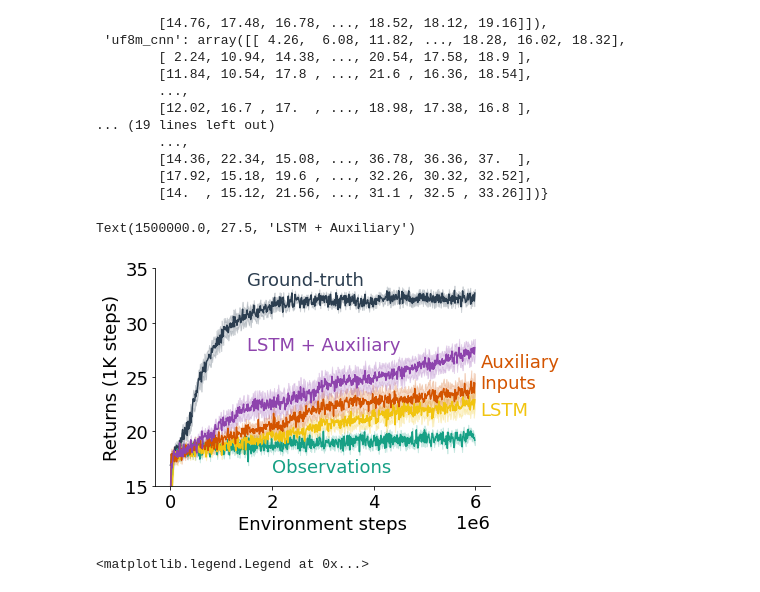
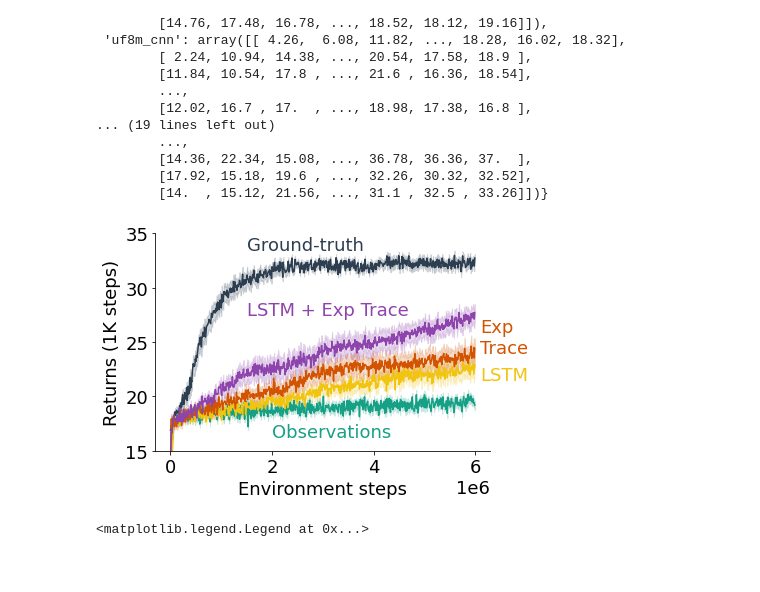
Before and after one commit to taodav/aux-inputs, a Jupyter notebook: analysis/plot_results_uf8_cnn.ipynb, the cells around one changed output. Saved outputs shown, nothing was run; the diff lists cells and outputs as text; code cells hidden in the pictures.

```diff
--- a/analysis/plot_results_uf8_cnn.ipynb
+++ b/analysis/plot_results_uf8_cnn.ipynb
@@ -269,38 +269,37 @@ for k in plot_order:
     color = plot_info[k]['color']
     x = np.arange(data.shape[1]) * steps_per_eval
 
     means = data.mean(axis=0)
     std_err = data.std(axis=0) / np.sqrt(data.shape[0])
 
     ax.plot(x, means, label=key, color=color)
     plt.fill_between(x, means - std_err, means + std_err,
                          color=color, alpha=0.2)
 
 ax.set_ylim(15, 35)
 # ax.set_ylim(15, 30)
 
 # ax.set_yticks([18, 22, 26])
 ax.set_xlabel('Environment steps')
 # ax.set_ylabel(f"Returns (1K steps)", rotation=0, labelpad=65)
 ax.set_ylabel(f"Returns (1K steps)")
 # ax.yaxis.set_label_coords(-0.15, 0.65)
 
 ax.spines['right'].set_visible(False)
 ax.spines['top'].set_visible(False)
 
 plt.text(2e6, 16.3, "Observations", color=plot_info[f'uf{level}m_cnn']['color'], fontdict=dict(size=18))
 plt.text(1.5e6, 33.5, "Ground-truth", color=plot_info[f'uf{level}a_cnn']['color'], fontdict=dict(size=18))
-plt.text(6.1e6, 24, "Auxiliary\nInputs", color=plot_info[f'uf{level}m_cnn_unc']['color'], fontdict=dict(size=18))
+plt.text(6.1e6, 24, "Exp\nTrace", color=plot_info[f'uf{level}m_cnn_unc']['color'], fontdict=dict(size=18))
 plt.text(6.1e6, 21.5, "LSTM", color=plot_info[f'uf{level}m_cnn_lstm']['color'], fontdict=dict(size=18))
-plt.text(1.5e6, 27.5, "LSTM + Auxiliary", color=plot_info[f'uf{level}m_cnn_lstm_unc']['color'], fontdict=dict(size=18))
+plt.text(1.5e6, 27.5, "LSTM + Exp Trace", color=plot_info[f'uf{level}m_cnn_lstm_unc']['color'], fontdict=dict(size=18))
 
 # ax.set_title(f'Fishing Environment')
 
 # plt.legend(bbox_to_anchor=(1.00, 1), loc='upper left')
-# fig.savefig(fig_path, bbox_inches='tight')
+fig.savefig(fig_path, bbox_inches='tight')
 # %% [output]
-Text(1500000.0, 27.5, 'LSTM + Auxiliary')
-[figure, old version]
+[figure, new version]
 # %%
 # with slip
 fig, ax = plt.figure(), plt.axes()
```
Also changed, not shown: parts of 1 cell of this notebook, 12 other files.
